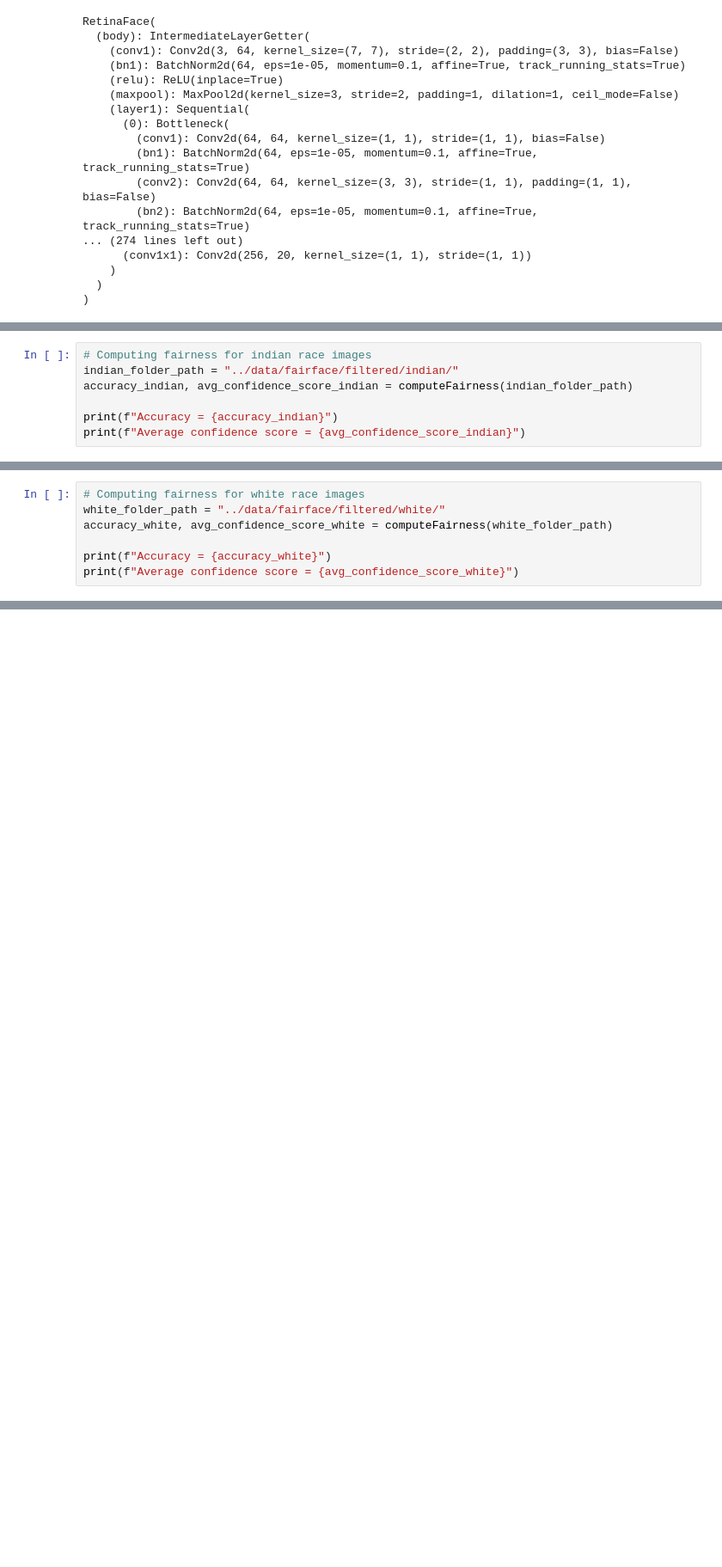
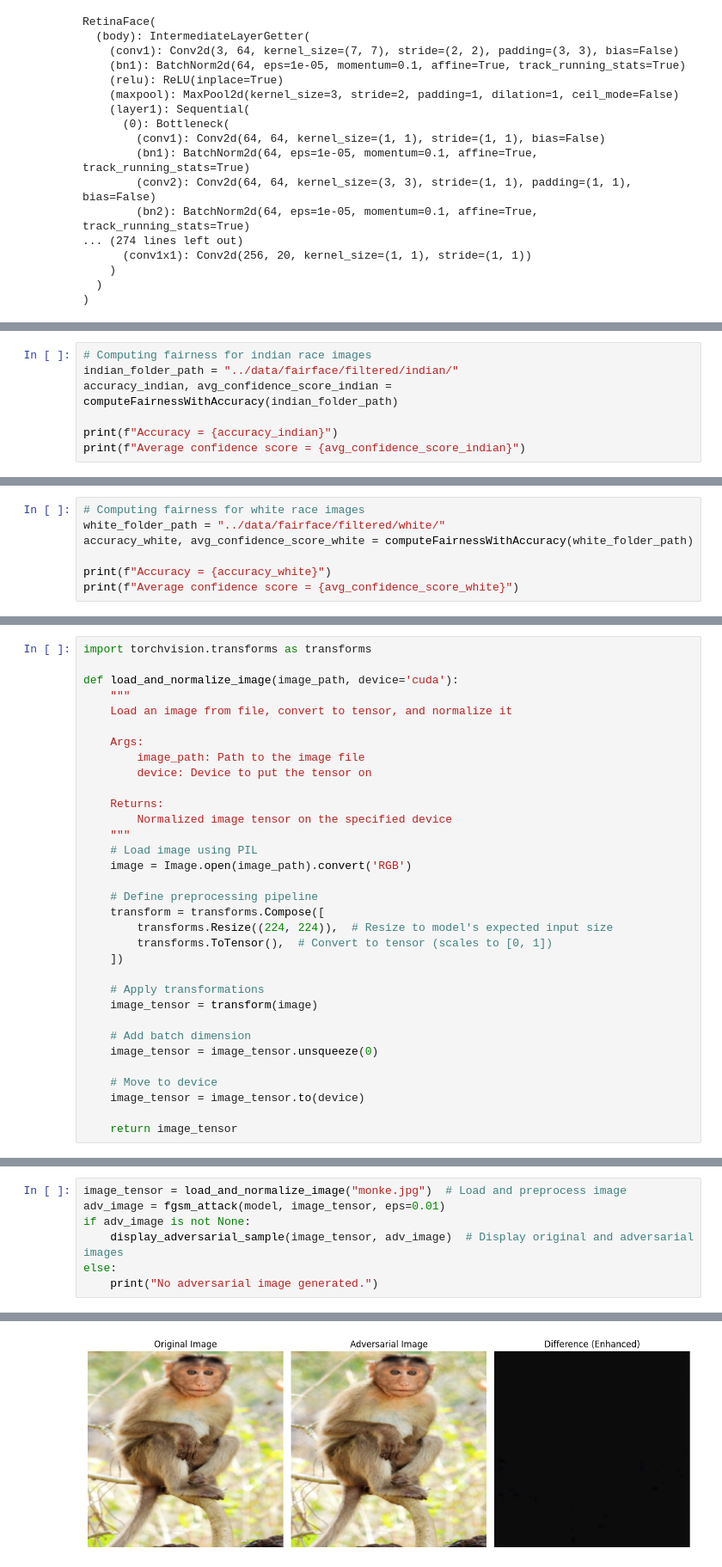
Before and after one commit to CS427-Project/CS427, a Jupyter notebook: fairness/adf.ipynb, the cells around one changed output, grey strips where cells are left out. Shown: that part at 86% size. Cells and saved outputs as stored; diff of their text form; blank space fills up the shorter version.

Commit message:
adf wif fgsm

```diff
--- a/fairness/adf.ipynb
+++ b/fairness/adf.ipynb
@@ -258,7 +265,7 @@ Average confidence score = 0.9779000282287598
 # %%
 # Computing fairness for indian race images
 indian_folder_path = "../data/fairface/filtered/indian/"
-accuracy_indian, avg_confidence_score_indian = computeFairness(indian_folder_path)
+accuracy_indian, avg_confidence_score_indian = computeFairnessWithAccuracy(indian_folder_path)
 
 print(f"Accuracy = {accuracy_indian}")
 print(f"Average confidence score = {avg_confidence_score_indian}")
@@ -268,7 +275,7 @@ Average confidence score = 0.9979908466339111
 # %%
 # Computing fairness for white race images
 white_folder_path = "../data/fairface/filtered/white/"
-accuracy_white, avg_confidence_score_white = computeFairness(white_folder_path)
+accuracy_white, avg_confidence_score_white = computeFairnessWithAccuracy(white_folder_path)
 
 print(f"Accuracy = {accuracy_white}")
 print(f"Average confidence score = {avg_confidence_score_white}")
@@ -296,0 +310,33 @@ plt.show()
+# %%
+import torchvision.transforms as transforms
+
+def load_and_normalize_image(image_path, device='cuda'):
+    """
+    Load an image from file, convert to tensor, and normalize it
+
+    Args:
+        image_path: Path to the image file
+        device: Device to put the tensor on
+
+    Returns:
+        Normalized image tensor on the specified device
+    """
+    # Load image using PIL
+    image = Image.open(image_path).convert('RGB')
+
+    # Define preprocessing pipeline
+    transform = transforms.Compose([
+        transforms.Resize((224, 224)),  # Resize to model's expected input size
+        transforms.ToTensor(),  # Convert to tensor (scales to [0, 1])
+    ])
+
+    # Apply transformations
+    image_tensor = transform(image)
+
+    # Add batch dimension
+    image_tensor = image_tensor.unsqueeze(0)
+
+    # Move to device
+    image_tensor = image_tensor.to(device)
+
+    return image_tensor
@@ -296,0 +627,8 @@ plt.show()
+# %%
+image_tensor = load_and_normalize_image("monke.jpg")  # Load and preprocess image
+adv_image = fgsm_attack(model, image_tensor, eps=0.01)
+if adv_image is not None:
+    display_adversarial_sample(image_tensor, adv_image)  # Display original and adversarial images
+else:
+    print("No adversarial image generated.")
+# %% [output]
@@ -296,0 +643 @@ plt.show()
+[figure, added]
```
Also changed, not shown: parts of 16 cells of this notebook, 13 other files.
